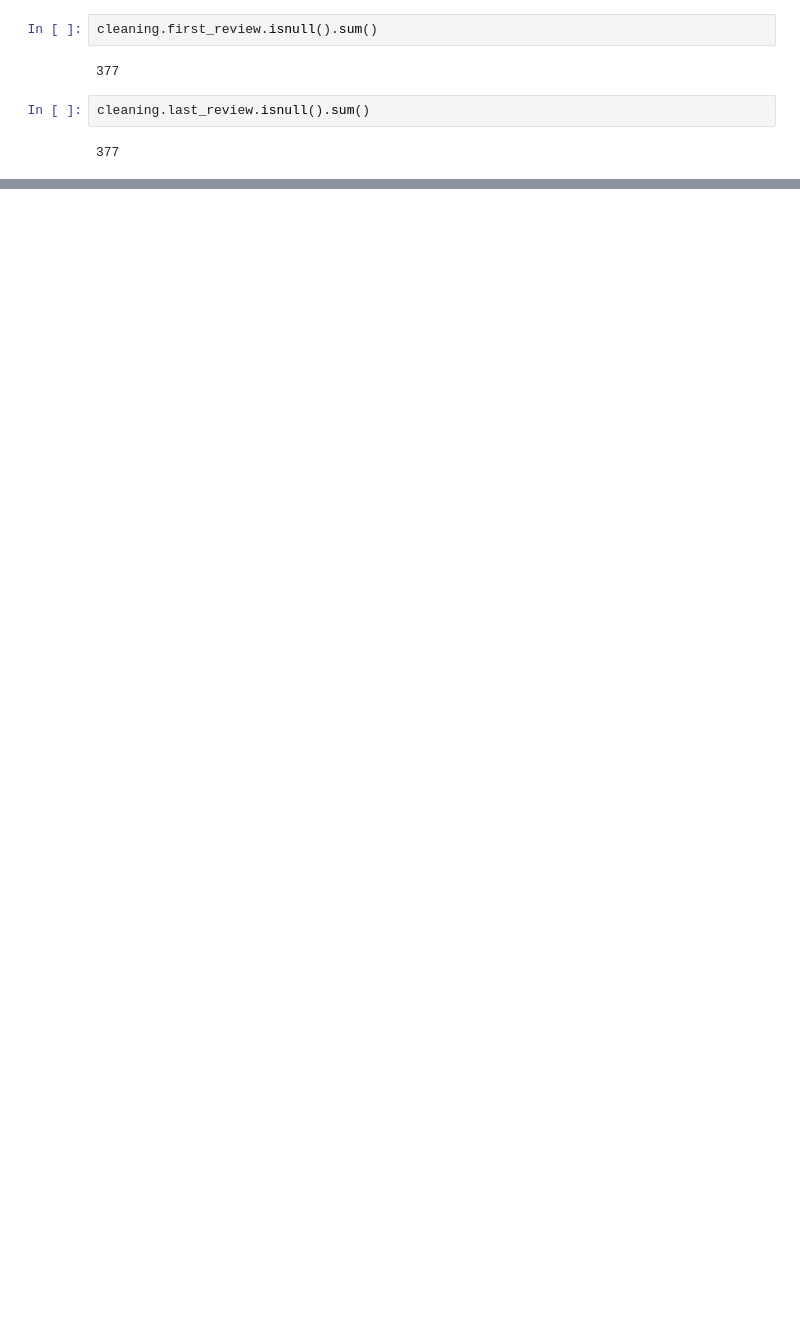
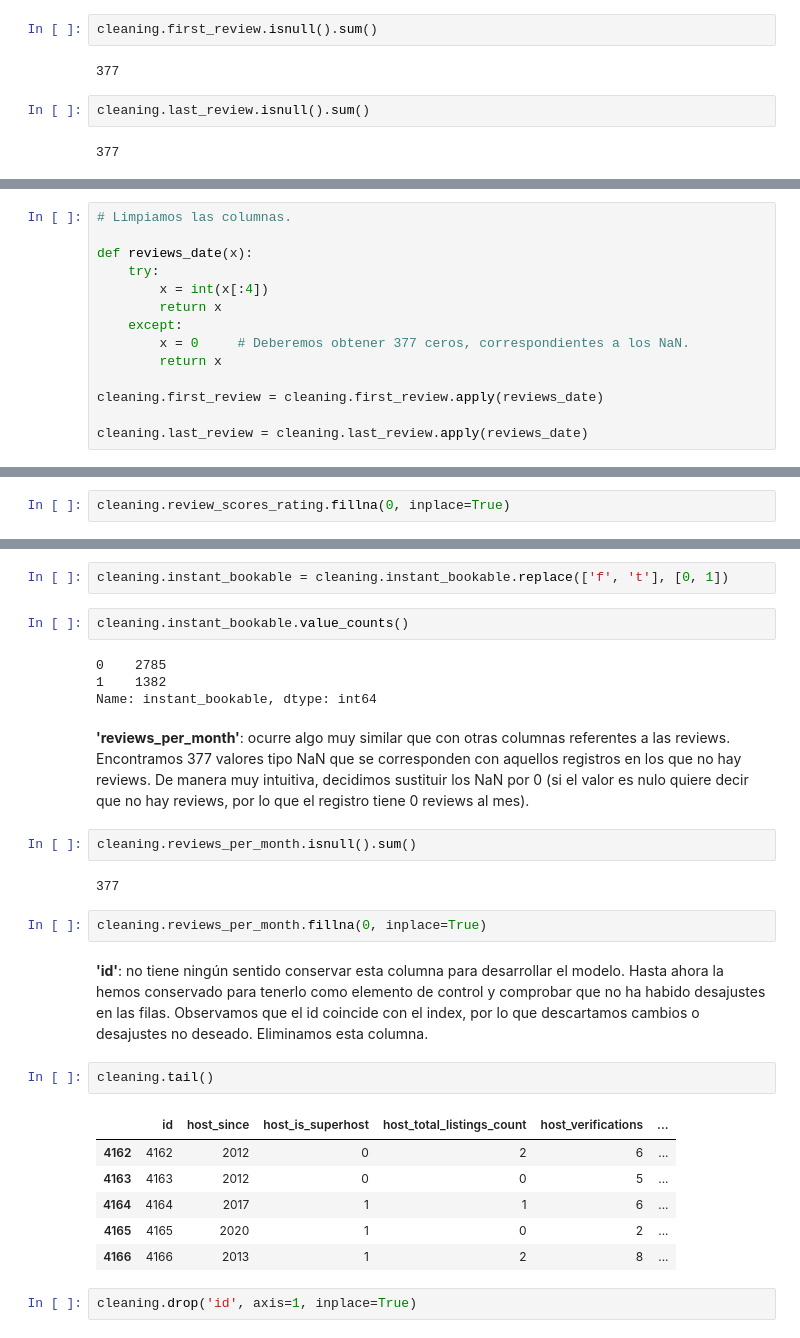
Before and after one commit to mariozapatero/Machine_Learning_Competition, a Jupyter notebook: 2_Data_Cleaning.ipynb, the cells around one changed output, grey strips where cells are left out. Saved outputs shown, nothing was run; the diff lists cells and outputs as text; blank space fills up the shorter version.

```diff
--- a/2_Data_Cleaning.ipynb
+++ b/2_Data_Cleaning.ipynb
@@ -470,0 +490,14 @@ cleaning.head()
+# %%
+# Limpiamos las columnas.
+
+def reviews_date(x):
+    try:
+        x = int(x[:4])
+        return x
+    except:
+        x = 0     # Deberemos obtener 377 ceros, correspondientes a los NaN.
+        return x
+
+cleaning.first_review = cleaning.first_review.apply(reviews_date)
+
+cleaning.last_review = cleaning.last_review.apply(reviews_date)
@@ -470,0 +540,2 @@ cleaning.head()
+# %%
+cleaning.review_scores_rating.fillna(0, inplace=True)
@@ -470,0 +558,29 @@ cleaning.head()
+# %%
+cleaning.instant_bookable = cleaning.instant_bookable.replace(['f', 't'], [0, 1])
+# %%
+cleaning.instant_bookable.value_counts()
+# %% [output]
+0    2785
+1    1382
+Name: instant_bookable, dtype: int64
+# %% [markdown]
+**'reviews_per_month'**: ocurre algo muy similar que con otras columnas referentes a las reviews. Encontramos 377 valores tipo NaN que se corresponden con aquellos registros en los que no hay reviews. De manera muy intuitiva, decidimos sustituir los NaN por 0 (si el valor es nulo quiere decir que no hay reviews, por lo que el registro tiene 0 reviews al mes).
+# %%
+cleaning.reviews_per_month.isnull().sum()
+# %% [output]
+377
+# %%
+cleaning.reviews_per_month.fillna(0, inplace=True)
+# %% [markdown]
+**'id'**: no tiene ningún sentido conservar esta columna para desarrollar el modelo. Hasta ahora la hemos conservado para tenerlo como elemento de control y comprobar que no ha habido desajustes en las filas. Observamos que el id coincide con el index, por lo que descartamos cambios o desajustes no deseado. Eliminamos esta columna.
+# %%
+cleaning.tail()
+# %% [output]
+|  | id | host_since | host_is_superhost | host_total_listings_count | host_verifications | ... |
+| 4162 | 4162 | 2012 | 0 | 2 | 6 | ... |
+| 4163 | 4163 | 2012 | 0 | 0 | 5 | ... |
+| 4164 | 4164 | 2017 | 1 | 1 | 6 | ... |
+| 4165 | 4165 | 2020 | 1 | 0 | 2 | ... |
+| 4166 | 4166 | 2013 | 1 | 2 | 8 | ... |
+# %%
+cleaning.drop('id', axis=1, inplace=True)
```
Also changed, not shown: parts of 28 cells of this notebook, 1 other file.
